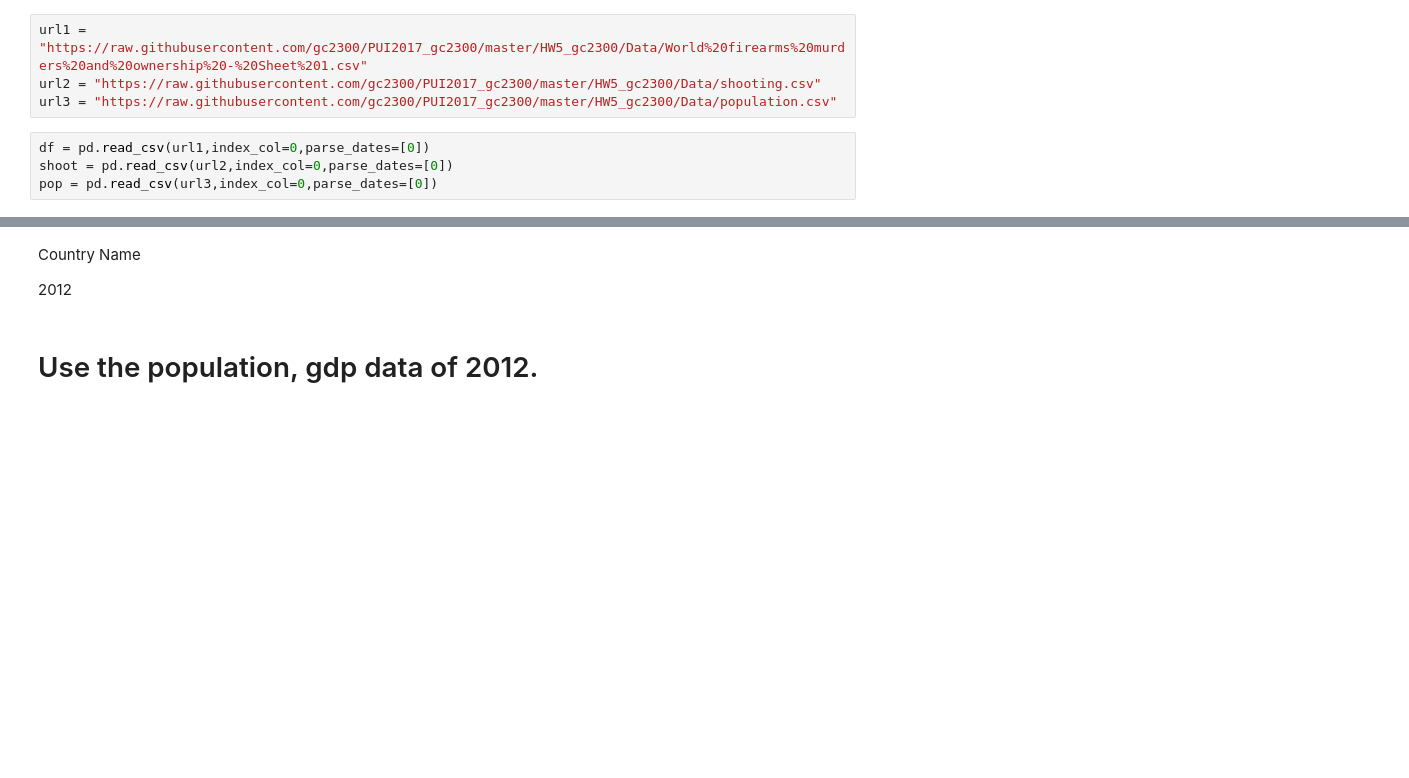
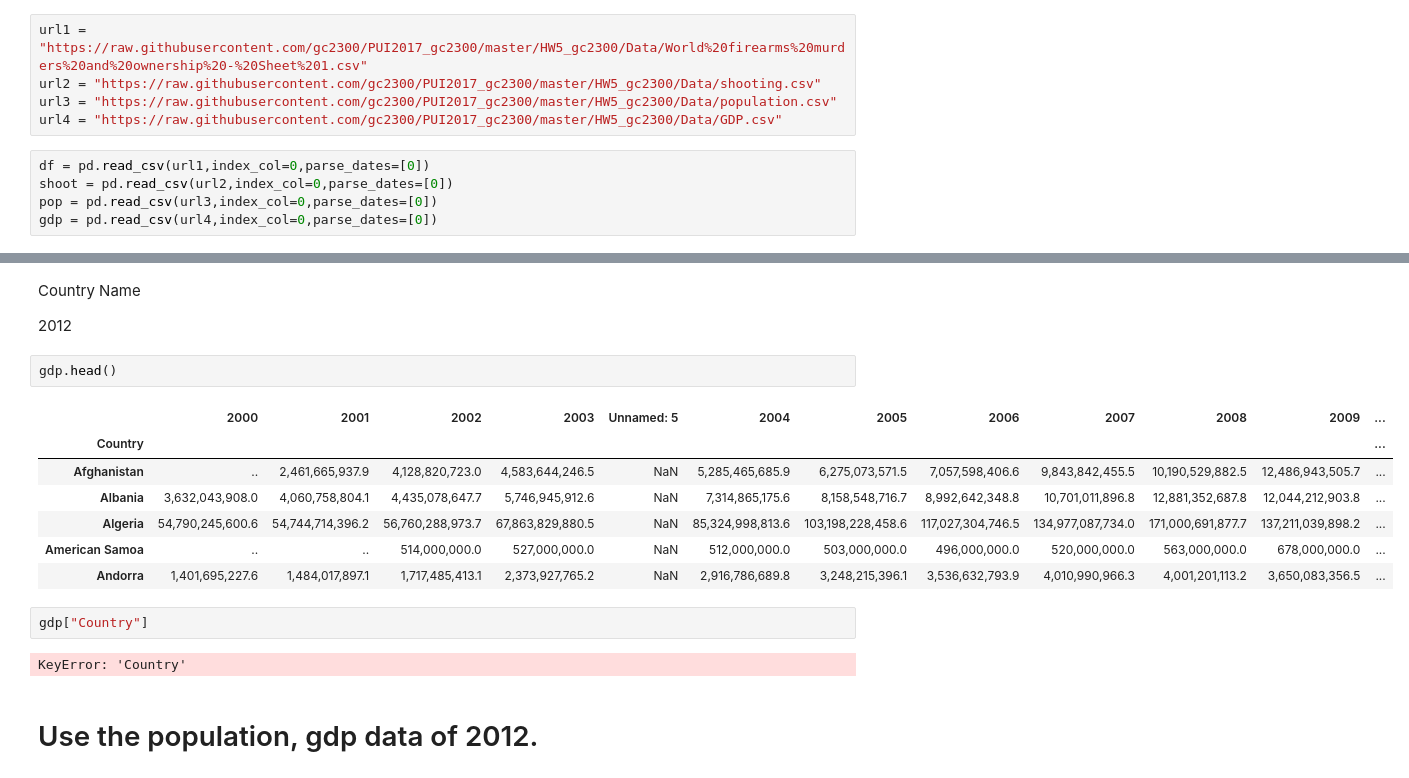
Before and after one commit to gc2300/PUI2017_gc2300, a Jupyter notebook: HW5_gc2300/HW5_A3.ipynb, the cells around one changed output, grey strips where cells are left out. Cells and saved outputs as stored; diff of their text form; blank space fills up the shorter version.

```diff
--- a/HW5_gc2300/HW5_A3.ipynb
+++ b/HW5_gc2300/HW5_A3.ipynb
@@ -41,10 +41,12 @@ Populating the interactive namespace from numpy and matplotlib
 url1 = "https://raw.githubusercontent.com/gc2300/PUI2017_gc2300/master/HW5_gc2300/Data/World%20firearms%20murders%20and%20ownership%20-%20Sheet%201.csv"
 url2 = "https://raw.githubusercontent.com/gc2300/PUI2017_gc2300/master/HW5_gc2300/Data/shooting.csv"
 url3 = "https://raw.githubusercontent.com/gc2300/PUI2017_gc2300/master/HW5_gc2300/Data/population.csv"
+url4 = "https://raw.githubusercontent.com/gc2300/PUI2017_gc2300/master/HW5_gc2300/Data/GDP.csv"
 # %%
 df = pd.read_csv(url1,index_col=0,parse_dates=[0])
 shoot = pd.read_csv(url2,index_col=0,parse_dates=[0])
 pop = pd.read_csv(url3,index_col=0,parse_dates=[0])
+gdp = pd.read_csv(url4,index_col=0,parse_dates=[0])
 # %%
 df.head()
 # %% [output]
@@ -92,6 +94,20 @@ pop.head()
 Country Name
 
 2012
+# %%
+gdp.head()
+# %% [output]
+|  | 2000 | 2001 | 2002 | 2003 | Unnamed: 5 | 2004 | 2005 | 2006 | 2007 | 2008 | 2009 | ... |
+| Country |  |  |  |  |  |  |  |  |  |  |  | ... |
+| Afghanistan | .. | 2,461,665,937.9 | 4,128,820,723.0 | 4,583,644,246.5 | NaN | 5,285,465,685.9 | 6,275,073,571.5 | 7,057,598,406.6 | 9,843,842,455.5 | 10,190,529,882.5 | 12,486,943,505.7 | ... |
+| Albania | 3,632,043,908.0 | 4,060,758,804.1 | 4,435,078,647.7 | 5,746,945,912.6 | NaN | 7,314,865,175.6 | 8,158,548,716.7 | 8,992,642,348.8 | 10,701,011,896.8 | 12,881,352,687.8 | 12,044,212,903.8 | ... |
+| Algeria | 54,790,245,600.6 | 54,744,714,396.2 | 56,760,288,973.7 | 67,863,829,880.5 | NaN | 85,324,998,813.6 | 103,198,228,458.6 | 117,027,304,746.5 | 134,977,087,734.0 | 171,000,691,877.7 | 137,211,039,898.2 | ... |
+| American Samoa | .. | .. | 514,000,000.0 | 527,000,000.0 | NaN | 512,000,000.0 | 503,000,000.0 | 496,000,000.0 | 520,000,000.0 | 563,000,000.0 | 678,000,000.0 | ... |
+| Andorra | 1,401,695,227.6 | 1,484,017,897.1 | 1,717,485,413.1 | 2,373,927,765.2 | NaN | 2,916,786,689.8 | 3,248,215,396.1 | 3,536,632,793.9 | 4,010,990,966.3 | 4,001,201,113.2 | 3,650,083,356.5 | ... |
+# %%
+gdp["Country"]
+# %% [output]
+KeyError: 'Country'
 # %% [markdown]
 # Use the population, gdp data of 2012.
 # %%
```
Also changed, not shown: 1 other file.
